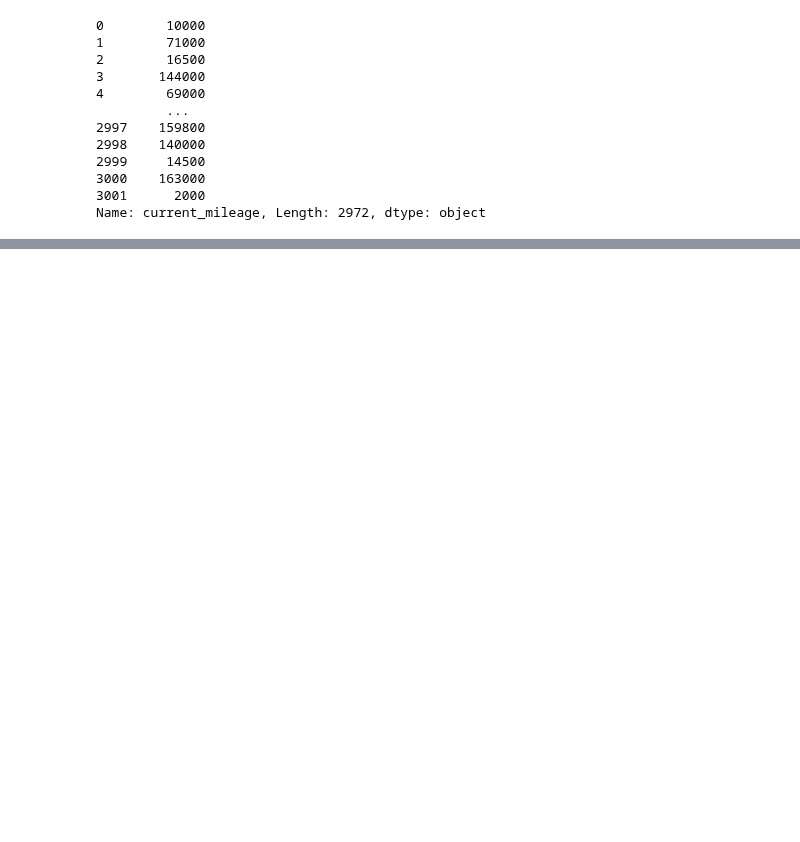
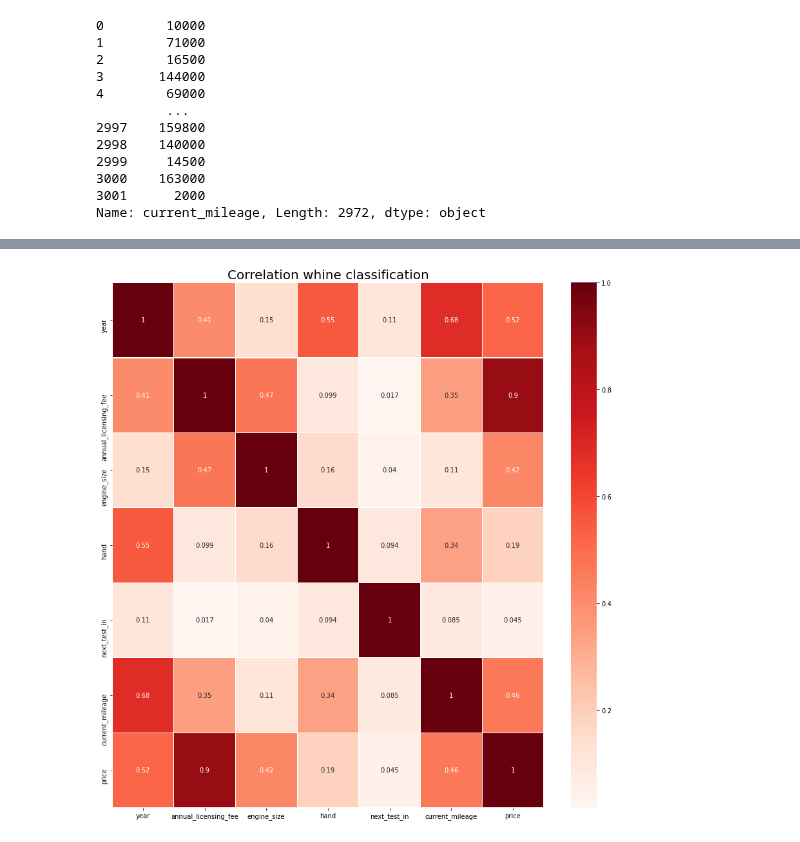
Before and after one commit to OrenAviya/project-semester-a, a Jupyter notebook: 2.ClearingData.ipynb, the cells around one changed output, grey strips where cells are left out. Saved outputs shown, nothing was run; the diff lists cells and outputs as text; code cells hidden in the pictures; blank space fills up the shorter version.

```diff
--- a/2.ClearingData.ipynb
+++ b/2.ClearingData.ipynb
@@ -613,0 +669,12 @@ cars.to_csv(r'C:\Users\Alon\Desktop\קורסים\מדעי הנתונים\cars_da
+# %%
+carsValuedCols = cars[["year", "annual_licensing_fee", "engine_size", "hand",
+                       "next_test_in" , "current_mileage", "car_length", "price"]]
+# %%
+def get_headmap(carsValuedCols: dict):
+    corr = carsValuedCols.corr().abs()
+    plt.figure(figsize=(15, 15))
+    sns.heatmap(corr, annot=True, cmap="Reds", linewidths=0.1, annot_kws={"fontsize":10})
+    plt.title("Correlation whine classification", size=20)
+get_headmap(carsValuedCols)
+# %% [output]
+[figure, added]
```
Also changed, not shown: parts of 11 cells of this notebook.
